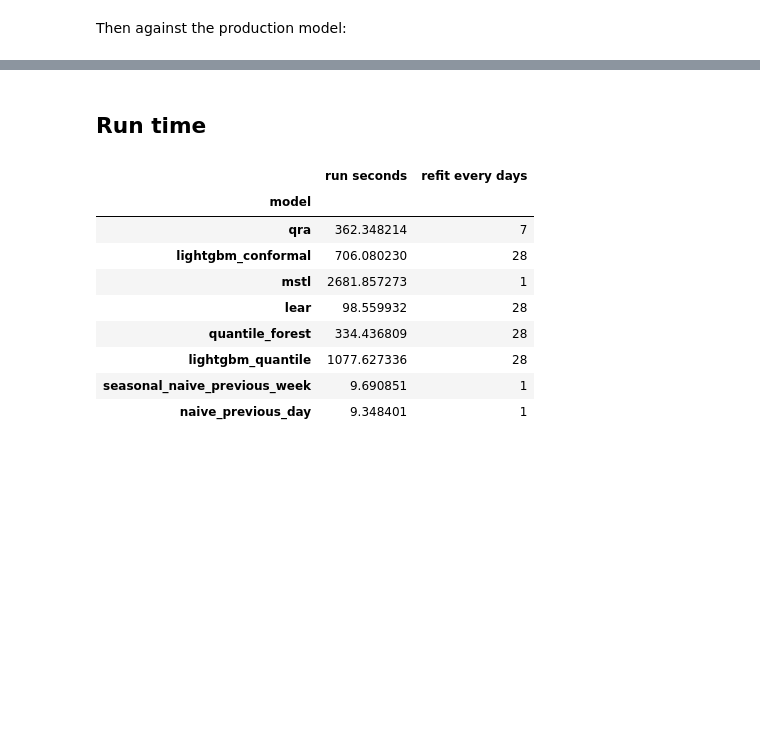
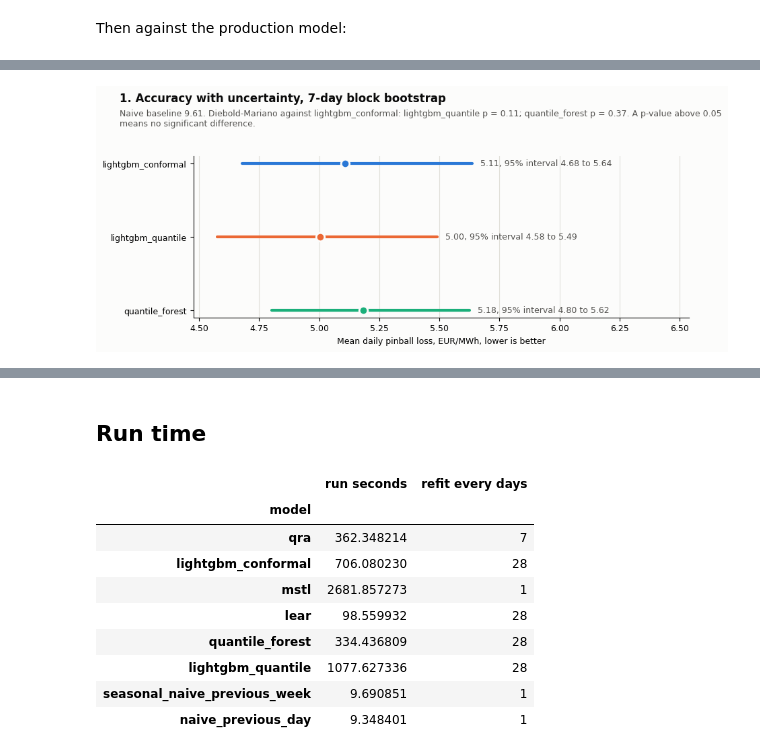
Before and after one commit to HRafiq/energy-price-forecasting-trading, a Jupyter notebook: notebooks/model_comparison.ipynb, the cells around one changed output, grey strips where cells are left out. Saved outputs shown, nothing was run; the diff lists cells and outputs as text; code cells hidden in the pictures; blank space fills up the shorter version.

```diff
--- a/notebooks/model_comparison.ipynb
+++ b/notebooks/model_comparison.ipynb
@@ -232,0 +241,19 @@ dm_table(chosen)
+# %%
+from matplotlib.ticker import PercentFormatter
+
+INK, INK2, MUTED, AXIS, SURFACE = "#0b0b0b", "#52514e", "#898781", "#c3c2b7", "#fcfcfb"
+chosen = settings.forecasting.production_model
+top3 = [chosen, *[name for name in overall.index if name != chosen][:2]]
+top = {name: runs[name][runs[name]["actual"].notna()] for name in top3}
+naive_valid = runs["naive_previous_day"][runs["naive_previous_day"]["actual"].notna()]
+daily = {name: daily_pinball(top[name], QUANTILES) for name in top3}
+
+
+def titled(fig, title, subtitle, top=0.8):
+    fig.subplots_adjust(top=top)
+    fig.text(0.01, 0.99, title, ha="left", va="top", fontsize=12, fontweight="bold", color=INK)
+    fig.text(0.01, 0.925, subtitle, ha="left", va="top", fontsize=9, color=INK2, wrap=True)
+
+
+print(f"Production model, ranked {list(overall.index).index(chosen) + 1} of {len(overall)} by mean pinball loss:", chosen)
+print("Two best other models:", top3[1:])
@@ -232,0 +263,41 @@ dm_table(chosen)
+# %%
+rng = np.random.default_rng(7)
+
+
+reference = daily[chosen]
+calendar = day_range(min(reference.index), max(reference.index))
+
+
+def block_bootstrap_ci(values, block=7, draws=2000):
+    values = values.reindex(calendar).to_numpy()  # calendar positions, missing days stay NaN
+    n = len(values)
+    means = []
+    for _ in range(draws):
+        starts = rng.integers(0, n - block + 1, size=int(np.ceil(n / block)))
+        means.append(np.nanmean(np.concatenate([values[s:s + block] for s in starts])[:n]))
+    return np.percentile(means, [2.5, 97.5])
+
+
+stats = {name: (daily[name].mean(), *block_bootstrap_ci(daily[name])) for name in top3}
+p_values = {
+    name: diebold_mariano(daily[name].reindex(calendar).to_numpy(), reference.reindex(calendar).to_numpy())[1]
+    for name in top3 if name != chosen
+}
+fig, ax = plt.subplots(figsize=(9.5, 3.8))
+rows = list(range(len(top3)))[::-1]
+for y, name in zip(rows, top3):
+    mean, lo, hi = stats[name]
+    ax.plot([lo, hi], [y, y], color=COLORS[name], linewidth=3, solid_capstyle="round")
+    ax.plot(mean, y, "o", color=COLORS[name], markersize=9, markeredgecolor=SURFACE, markeredgewidth=2)
+    ax.text(hi, y, f"   {mean:.2f}, 95% interval {lo:.2f} to {hi:.2f}", va="center", color=INK2, fontsize=9)
+ax.set_yticks(rows, top3)
+ax.set_xlim(min(s[1] for s in stats.values()) - 0.1, max(s[2] for s in stats.values()) + 0.9)
+ax.set_xlabel("Mean daily pinball loss, EUR/MWh, lower is better")
+ax.grid(axis="y", visible=False)
+tests = "; ".join(f"{name} p = {p:.2f}" if p >= 0.01 else f"{name} p < 0.01" for name, p in p_values.items())
+titled(fig, "1. Accuracy with uncertainty, 7-day block bootstrap",
+       f"Naive baseline {daily_pinball(naive_valid, QUANTILES).mean():.2f}. Diebold-Mariano against {chosen}: "
+       f"{tests}. A p-value above 0.05 means no significant difference.", top=0.74)
+plt.show()
+# %% [output]
+[figure, added]
```
Also changed, not shown: parts of 16 cells of this notebook, 1 other file.
